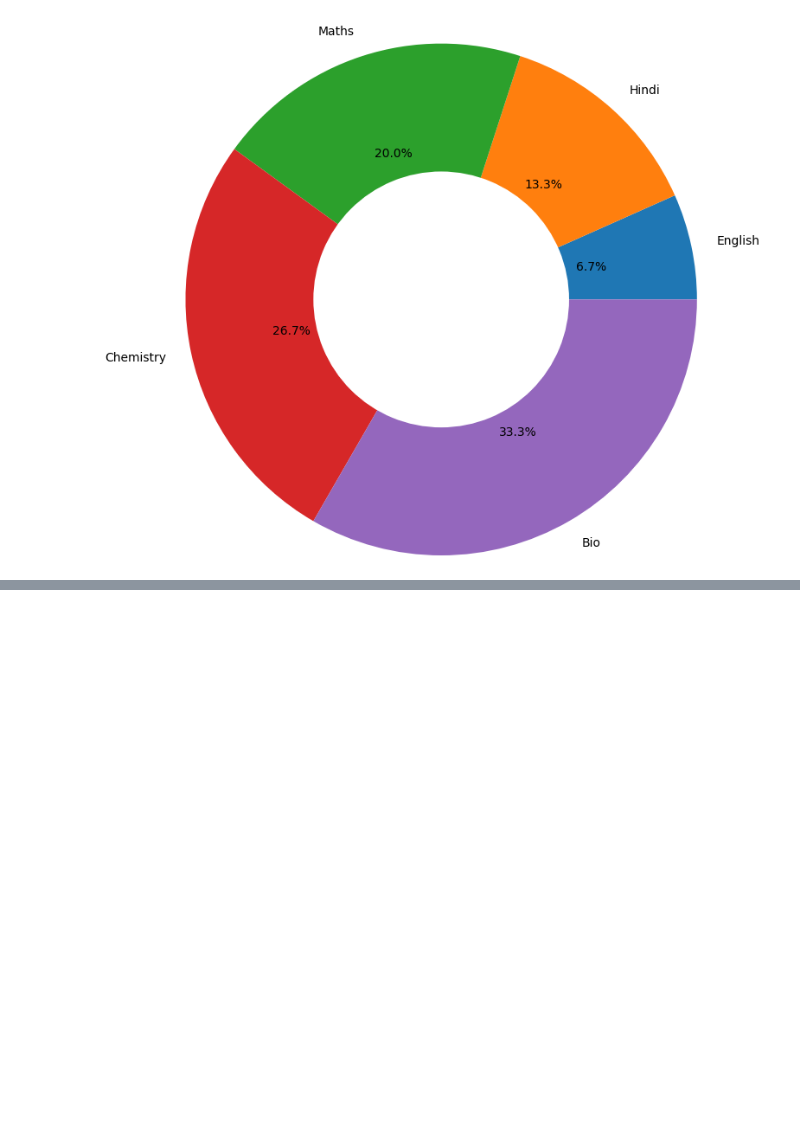
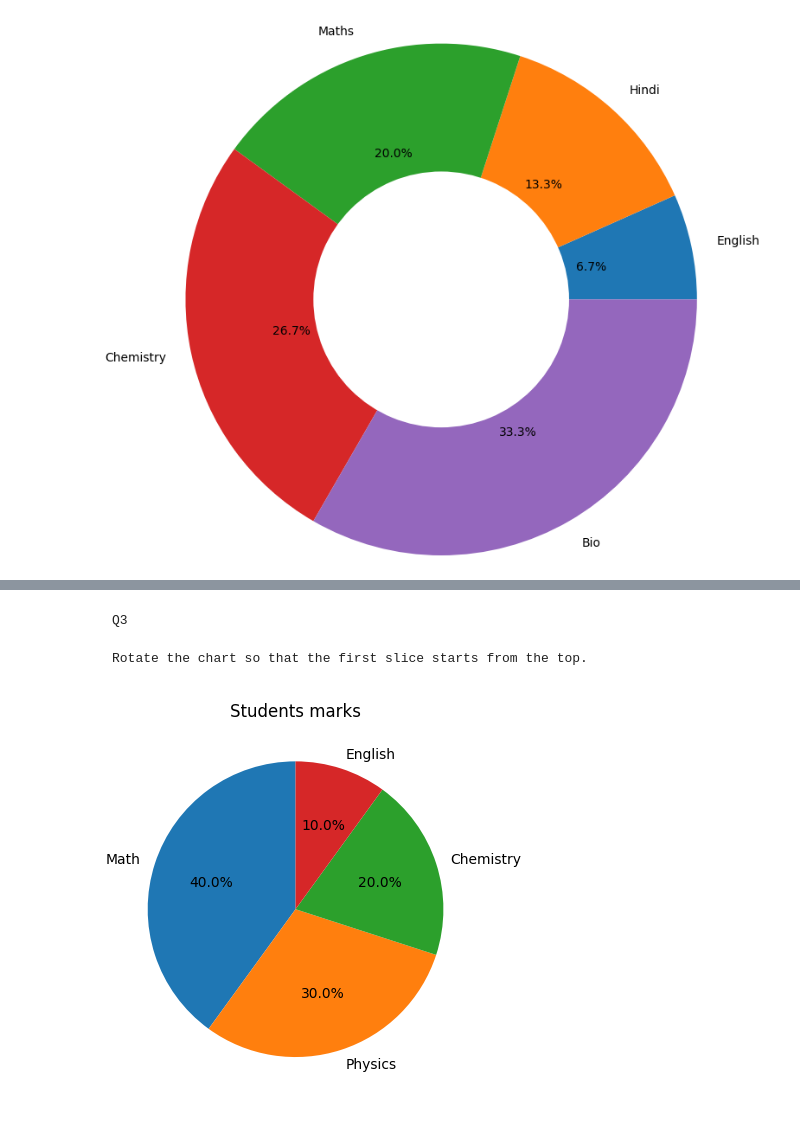
Before and after one commit to kshitij-commit/DataScience, a Jupyter notebook: 04_matplotlib/04_piechart.ipynb, the cells around one changed output, grey strips where cells are left out. Saved outputs shown, nothing was run; the diff lists cells and outputs as text; code cells hidden in the pictures; blank space fills up the shorter version.

````diff
--- a/04_matplotlib/04_piechart.ipynb
+++ b/04_matplotlib/04_piechart.ipynb
@@ -282,0 +345,21 @@ plt.show()
+# %% [markdown]
+```
+Q3
+
+Rotate the chart so that the first slice starts from the top.
+```
+# %%
+import matplotlib.pyplot as plt
+
+subjects = ['Math', 'Physics', 'Chemistry', 'English']
+marks = [40, 30, 20, 10]
+
+plt.title("Students marks")
+
+
+
+
+plt.pie(marks, labels= subjects, autopct='%0.1f%%', startangle=90)
+plt.show()
+# %% [output]
+[figure, added]
````
Also changed, not shown: parts of 12 cells of this notebook.
